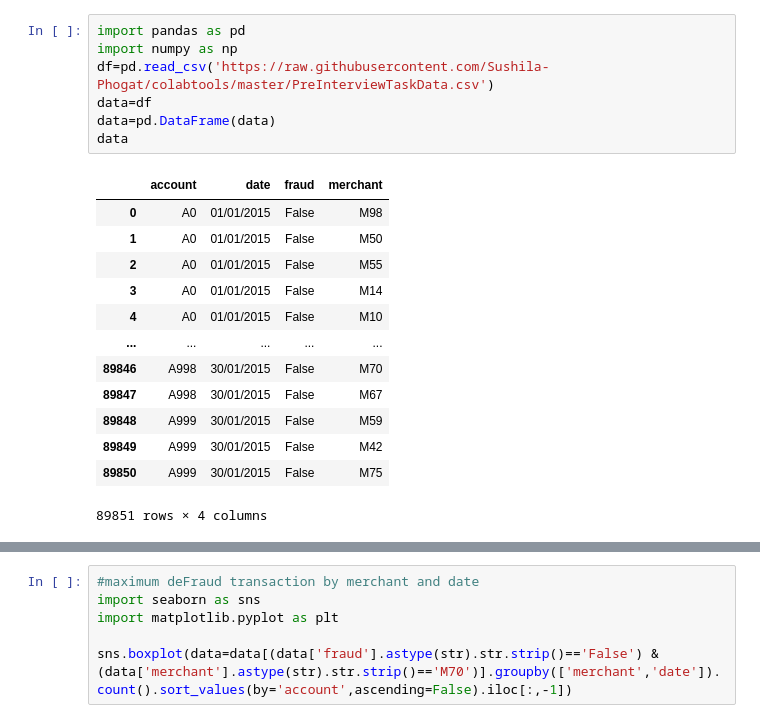
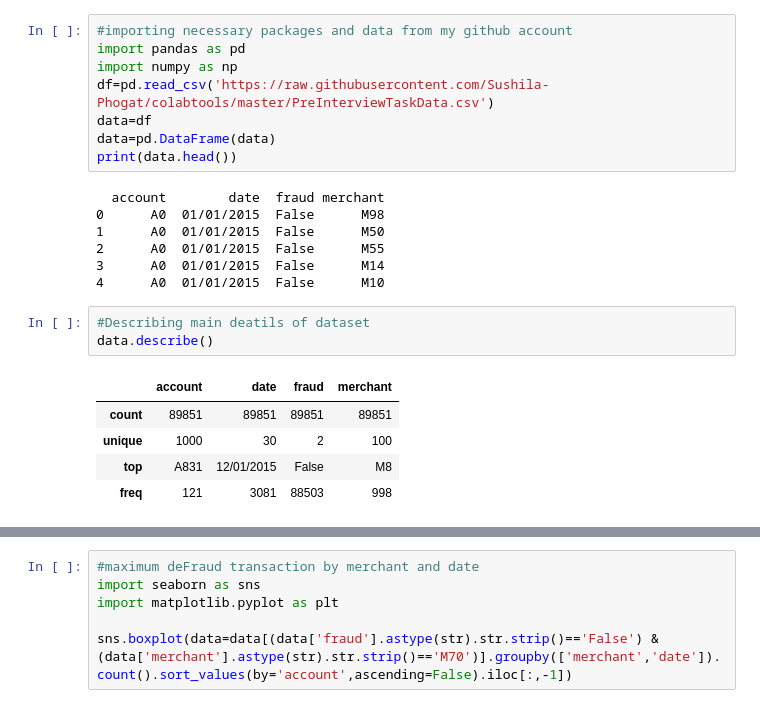
Before and after one commit to Sushila-Phogat/Data-science-with-Python, a Jupyter notebook: PreInterviewTask6.ipynb, the cells around one changed output, grey strips where cells are left out. Drawn from its saved outputs; the diff is of its cells as text.

```diff
--- a/PreInterviewTask6.ipynb
+++ b/PreInterviewTask6.ipynb
@@ -1,23 +1,26 @@
 # %% [markdown]
 <a href="https://colab.research.google.com/github/Sushila-Phogat/Data-science-with-Python/blob/master/PreInterviewTask6.ipynb" target="_parent"><img src="https://colab.research.google.com/assets/colab-badge.svg" alt="Open In Colab"/></a>
 # %%
+#importing necessary packages and data from my github account
 import pandas as pd
 import numpy as np
 df=pd.read_csv('https://raw.githubusercontent.com/Sushila-Phogat/colabtools/master/PreInterviewTaskData.csv')
 data=df
 data=pd.DataFrame(data)
-data
+print(data.head())
 # %% [output]
-|  | account | date | fraud | merchant |
-| 0 | A0 | 01/01/2015 | False | M98 |
-| 1 | A0 | 01/01/2015 | False | M50 |
-| 2 | A0 | 01/01/2015 | False | M55 |
-| 3 | A0 | 01/01/2015 | False | M14 |
-| 4 | A0 | 01/01/2015 | False | M10 |
-| ... | ... | ... | ... | ... |
-| 89846 | A998 | 30/01/2015 | False | M70 |
-| 89847 | A998 | 30/01/2015 | False | M67 |
-| 89848 | A999 | 30/01/2015 | False | M59 |
-| 89849 | A999 | 30/01/2015 | False | M42 |
-| 89850 | A999 | 30/01/2015 | False | M75 |
-89851 rows × 4 columns
+  account        date  fraud merchant
+0      A0  01/01/2015  False      M98
+1      A0  01/01/2015  False      M50
+2      A0  01/01/2015  False      M55
+3      A0  01/01/2015  False      M14
+4      A0  01/01/2015  False      M10
+# %%
+#Describing main deatils of dataset
+data.describe()
+# %% [output]
+|  | account | date | fraud | merchant |
+| count | 89851 | 89851 | 89851 | 89851 |
+| unique | 1000 | 30 | 2 | 100 |
+| top | A831 | 12/01/2015 | False | M8 |
+| freq | 121 | 3081 | 88503 | 998 |
```
Also changed, not shown: parts of 14 cells of this notebook.
